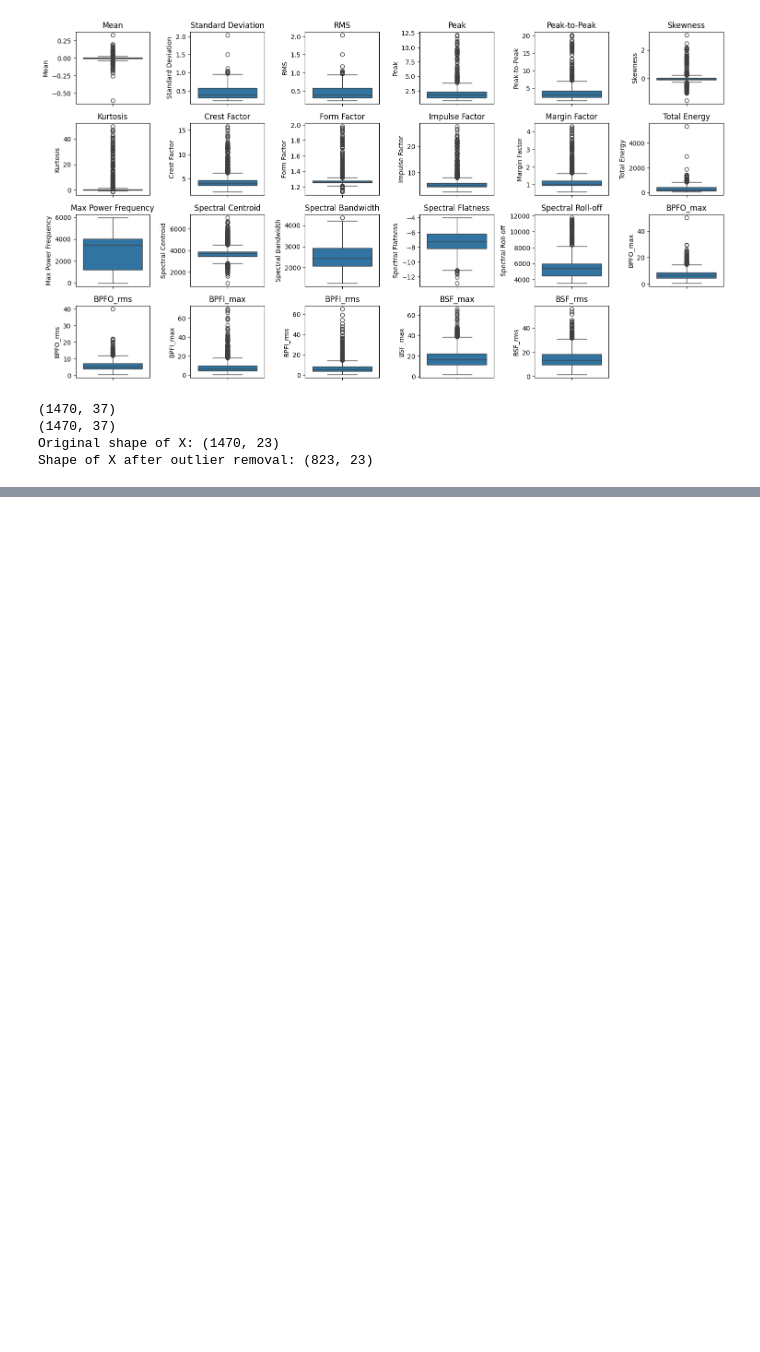
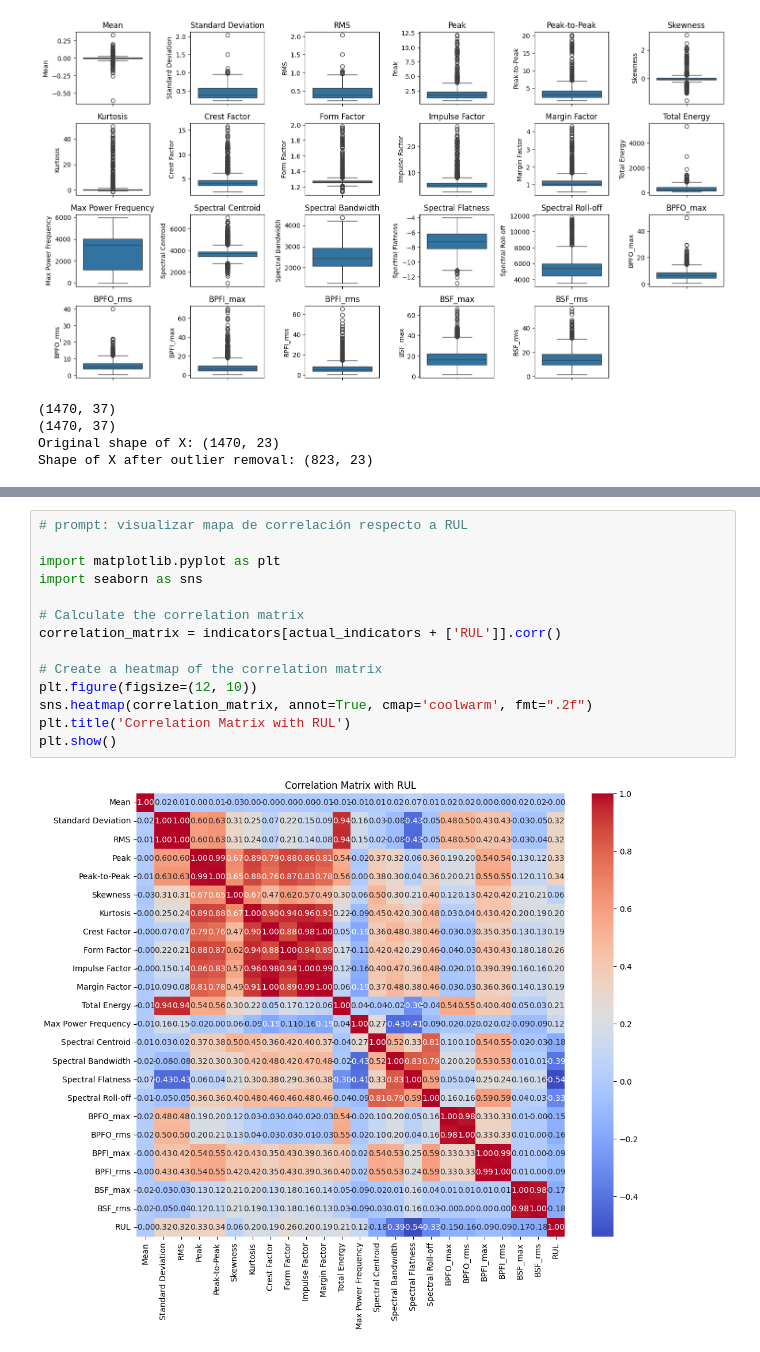
Before and after one commit to Aitor1411/AR-PCB, a Jupyter notebook: src/05_DIY_Model.ipynb, the cells around one changed output, grey strips where cells are left out. Cells and saved outputs as stored; diff of their text form; blank space fills up the shorter version.

```diff
--- a/src/05_DIY_Model.ipynb
+++ b/src/05_DIY_Model.ipynb
@@ -298,0 +393,16 @@ Shape of X after outlier removal: (823, 23)
+# %%
+# prompt: visualizar mapa de correlación respecto a RUL
+
+import matplotlib.pyplot as plt
+import seaborn as sns
+
+# Calculate the correlation matrix
+correlation_matrix = indicators[actual_indicators + ['RUL']].corr()
+
+# Create a heatmap of the correlation matrix
+plt.figure(figsize=(12, 10))
+sns.heatmap(correlation_matrix, annot=True, cmap='coolwarm', fmt=".2f")
+plt.title('Correlation Matrix with RUL')
+plt.show()
+# %% [output]
+[figure, added]
```
Also changed, not shown: parts of 9 cells of this notebook.
